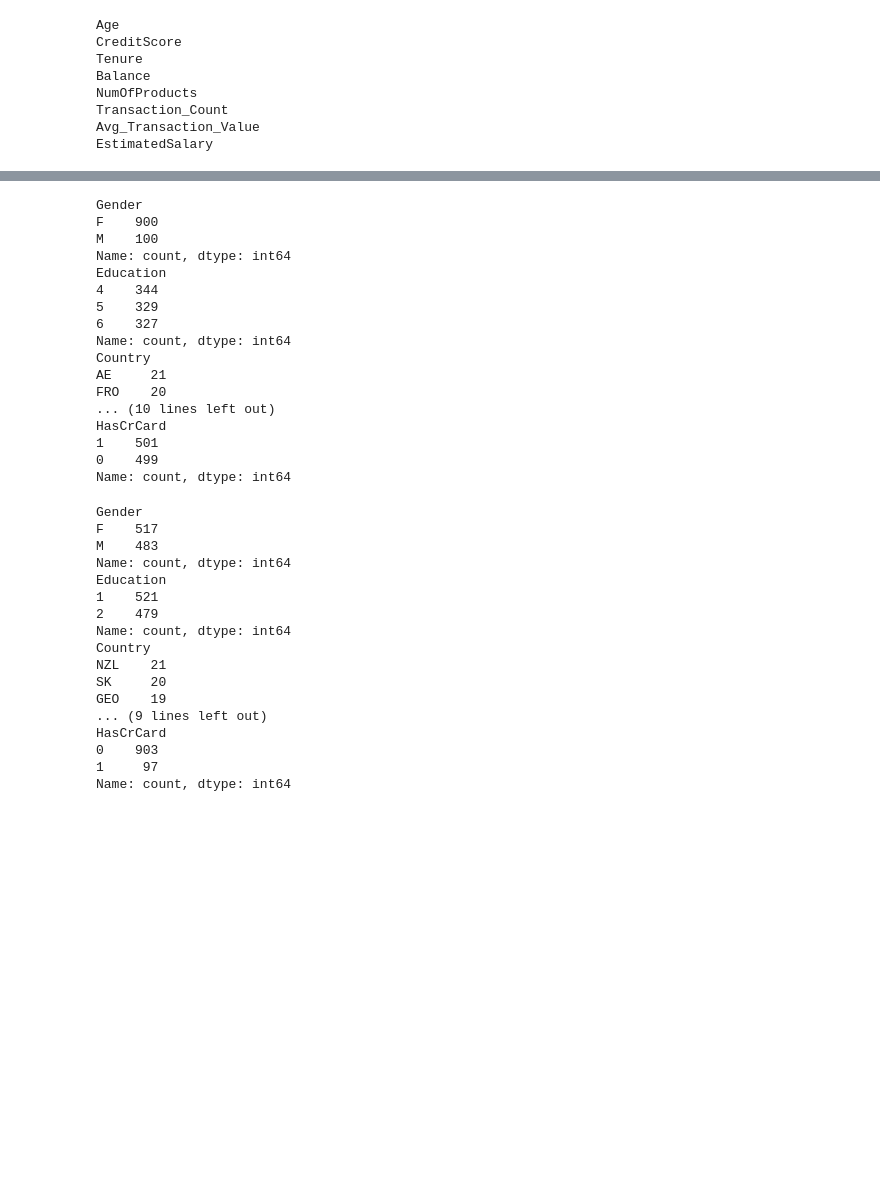
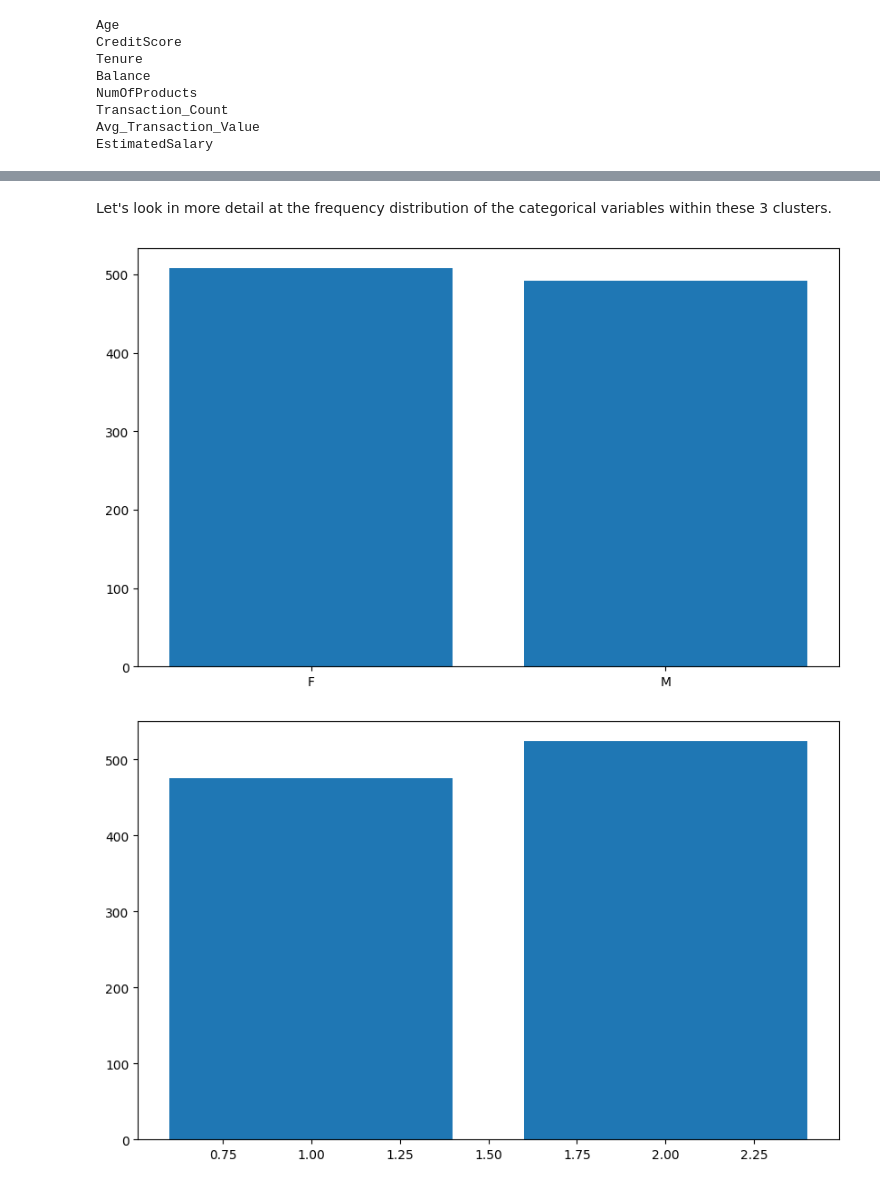
Before and after one commit to randyphoa/ml-basics, a Jupyter notebook: notebook/5-customer-segmentation.ipynb, the cells around one changed output, grey strips where cells are left out. Cells and saved outputs as stored; diff of their text form; code cells hidden in the pictures; blank space fills up the shorter version.

```diff
--- a/notebook/5-customer-segmentation.ipynb
+++ b/notebook/5-customer-segmentation.ipynb
@@ -171,46 +198,21 @@ Name: count, dtype: int64
-# %%
-print(df_to_cluster_normalize[df_to_cluster_normalize["Label"]==1]["Gender"].value_counts())
-print(df_to_cluster_normalize[df_to_cluster_normalize["Label"]==1]["Education"].value_counts())
-print(df_to_cluster_normalize[df_to_cluster_normalize["Label"]==1]["Country"].value_counts())
-print(df_to_cluster_normalize[df_to_cluster_normalize["Label"]==1]["HasCrCard"].value_counts())
-# %% [output]
-Gender
-F    900
-M    100
-Name: count, dtype: int64
-Education
-4    344
-5    329
-6    327
-Name: count, dtype: int64
-Country
-AE     21
-FRO    20
-... (10 lines left out)
-HasCrCard
-1    501
-0    499
-Name: count, dtype: int64
-# %%
-print(df_to_cluster_normalize[df_to_cluster_normalize["Label"]==2]["Gender"].value_counts())
-print(df_to_cluster_normalize[df_to_cluster_normalize["Label"]==2]["Education"].value_counts())
-print(df_to_cluster_normalize[df_to_cluster_normalize["Label"]==2]["Country"].value_counts())
-print(df_to_cluster_normalize[df_to_cluster_normalize["Label"]==2]["HasCrCard"].value_counts())
-# %% [output]
-Gender
-F    517
-M    483
-Name: count, dtype: int64
-Education
-1    521
-2    479
-Name: count, dtype: int64
-Country
-NZL    21
-SK     20
-GEO    19
-... (9 lines left out)
-HasCrCard
-0    903
-1     97
-Name: count, dtype: int64
+# %% [markdown]
+Let's look in more detail at the frequency distribution of the categorical variables within these 3 clusters.
+# %%
+gender_vc = df_to_cluster_normalize[df_to_cluster_normalize["Label"]==0]["Gender"].value_counts()
+education_vc = df_to_cluster_normalize[df_to_cluster_normalize["Label"]==0]["Education"].value_counts()
+has_cc_vc = df_to_cluster_normalize[df_to_cluster_normalize["Label"]==0]["HasCrCard"].value_counts()
+
+plt.figure(figsize=(10,6))
+plt.bar(gender_vc.index, gender_vc)
+plt.show()
+
+plt.figure(figsize=(10,6))
+plt.bar(education_vc.index, education_vc)
+plt.show()
+
+plt.figure(figsize=(10,6))
+plt.bar(has_cc_vc.index, has_cc_vc)
+plt.show()
+# %% [output]
+[figure, added]
+[figure, added]
```
Also changed, not shown: parts of 17 cells of this notebook, 2 other files.
